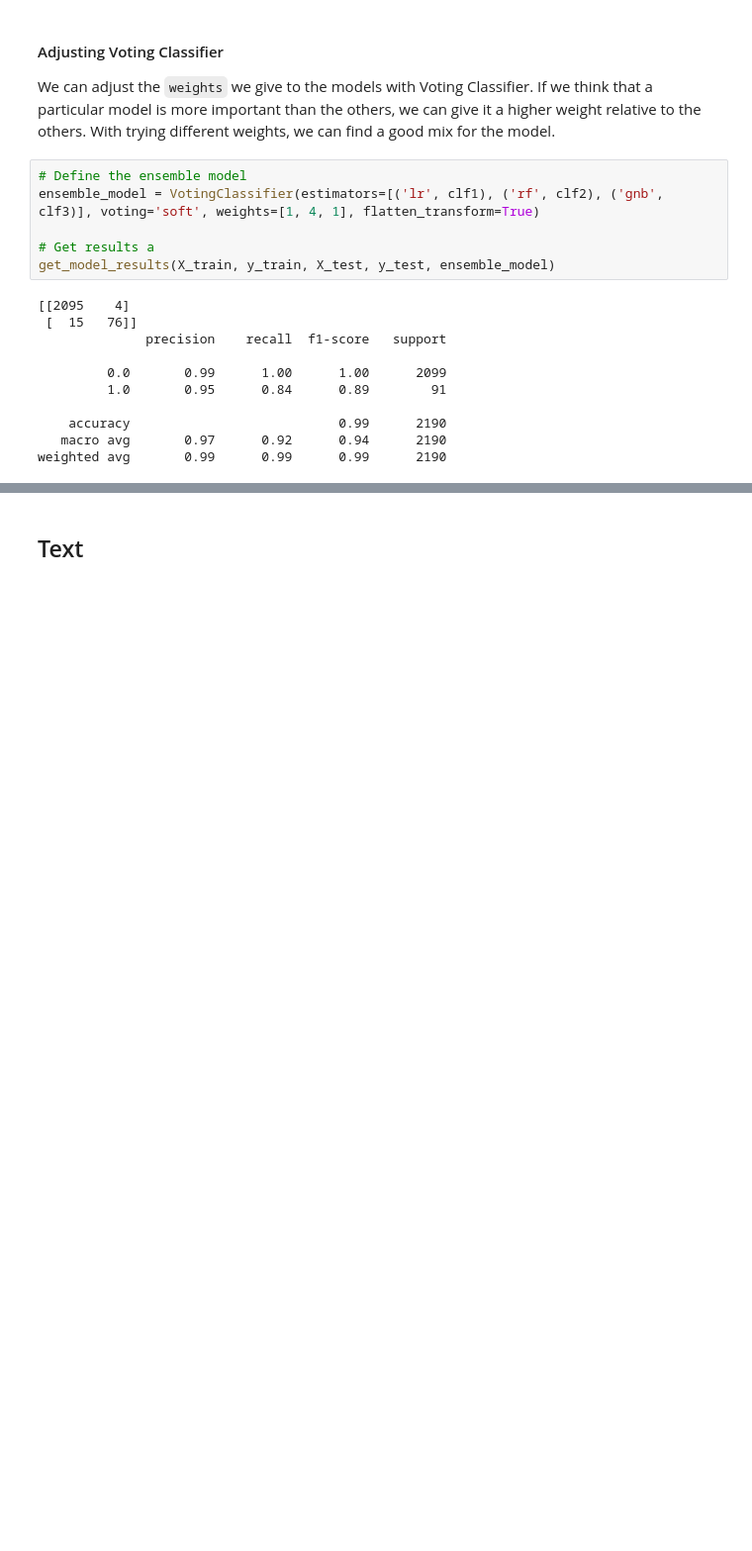
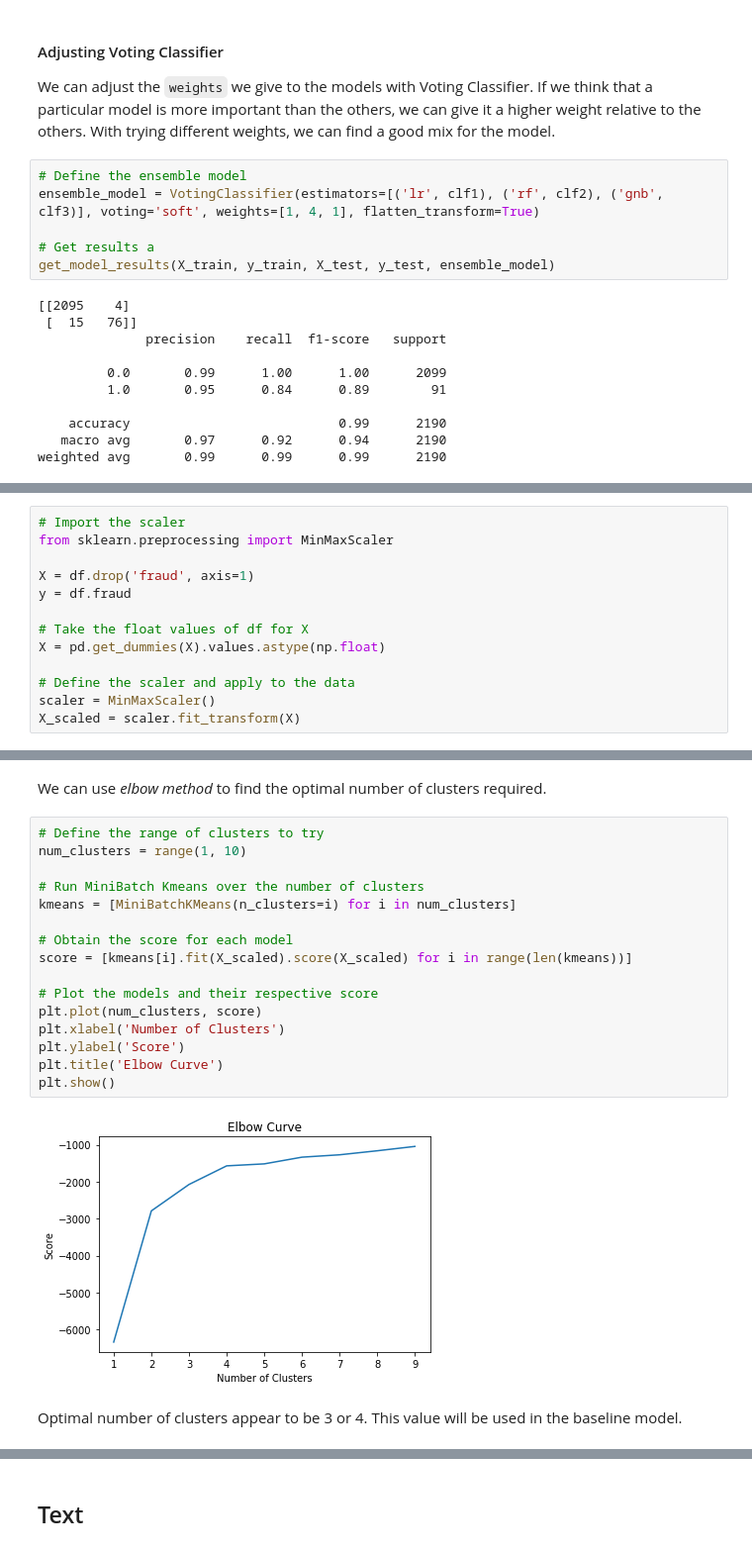
Before and after one commit to kaymal/Machine-Learning-with-Python, a Jupyter notebook: Fraud Detection.ipynb, the cells around one changed output, grey strips where cells are left out. Shown at 99% size. Cells and saved outputs as stored; diff of their text form; blank space fills up the shorter version.

```diff
--- a/Fraud Detection.ipynb
+++ b/Fraud Detection.ipynb
@@ -616,0 +789,13 @@ In this section, we'll flag fraudulent transactions using unsupervised learning.
+# %%
+# Import the scaler
+from sklearn.preprocessing import MinMaxScaler
+
+X = df.drop('fraud', axis=1)
+y = df.fraud
+
+# Take the float values of df for X
+X = pd.get_dummies(X).values.astype(np.float)
+
+# Define the scaler and apply to the data
+scaler = MinMaxScaler()
+X_scaled = scaler.fit_transform(X)
@@ -616,0 +806,22 @@ In this section, we'll flag fraudulent transactions using unsupervised learning.
+# %% [markdown]
+We can use _elbow method_ to find the optimal number of clusters required.
+# %%
+# Define the range of clusters to try
+num_clusters = range(1, 10)
+
+# Run MiniBatch Kmeans over the number of clusters
+kmeans = [MiniBatchKMeans(n_clusters=i) for i in num_clusters]
+
+# Obtain the score for each model
+score = [kmeans[i].fit(X_scaled).score(X_scaled) for i in range(len(kmeans))]
+
+# Plot the models and their respective score
+plt.plot(num_clusters, score)
+plt.xlabel('Number of Clusters')
+plt.ylabel('Score')
+plt.title('Elbow Curve')
+plt.show()
+# %% [output]
+[figure, added]
+# %% [markdown]
+Optimal number of clusters appear to be 3 or 4. This value will be used in the baseline model.
```
Also changed, not shown: parts of 37 cells of this notebook.
